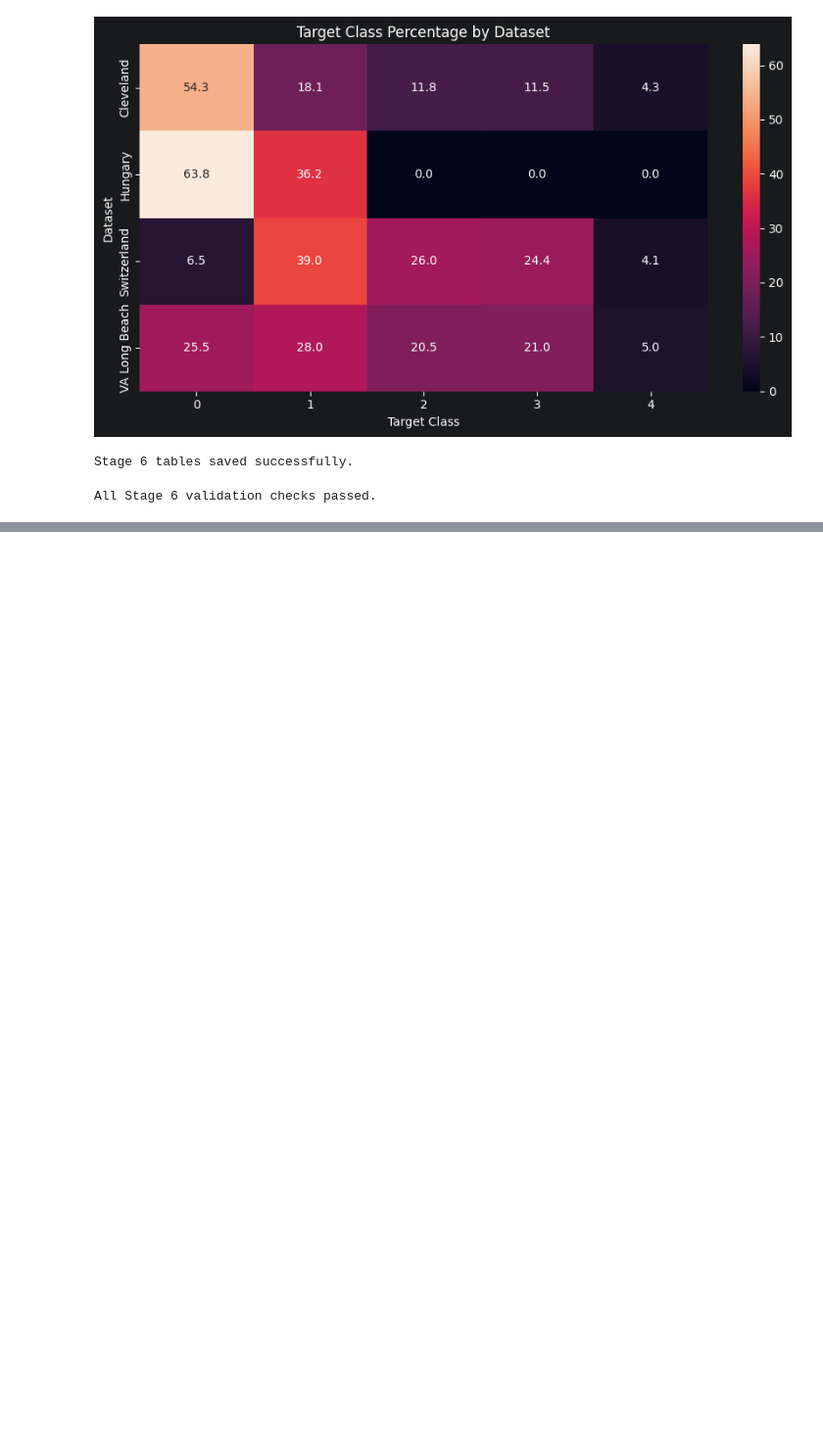
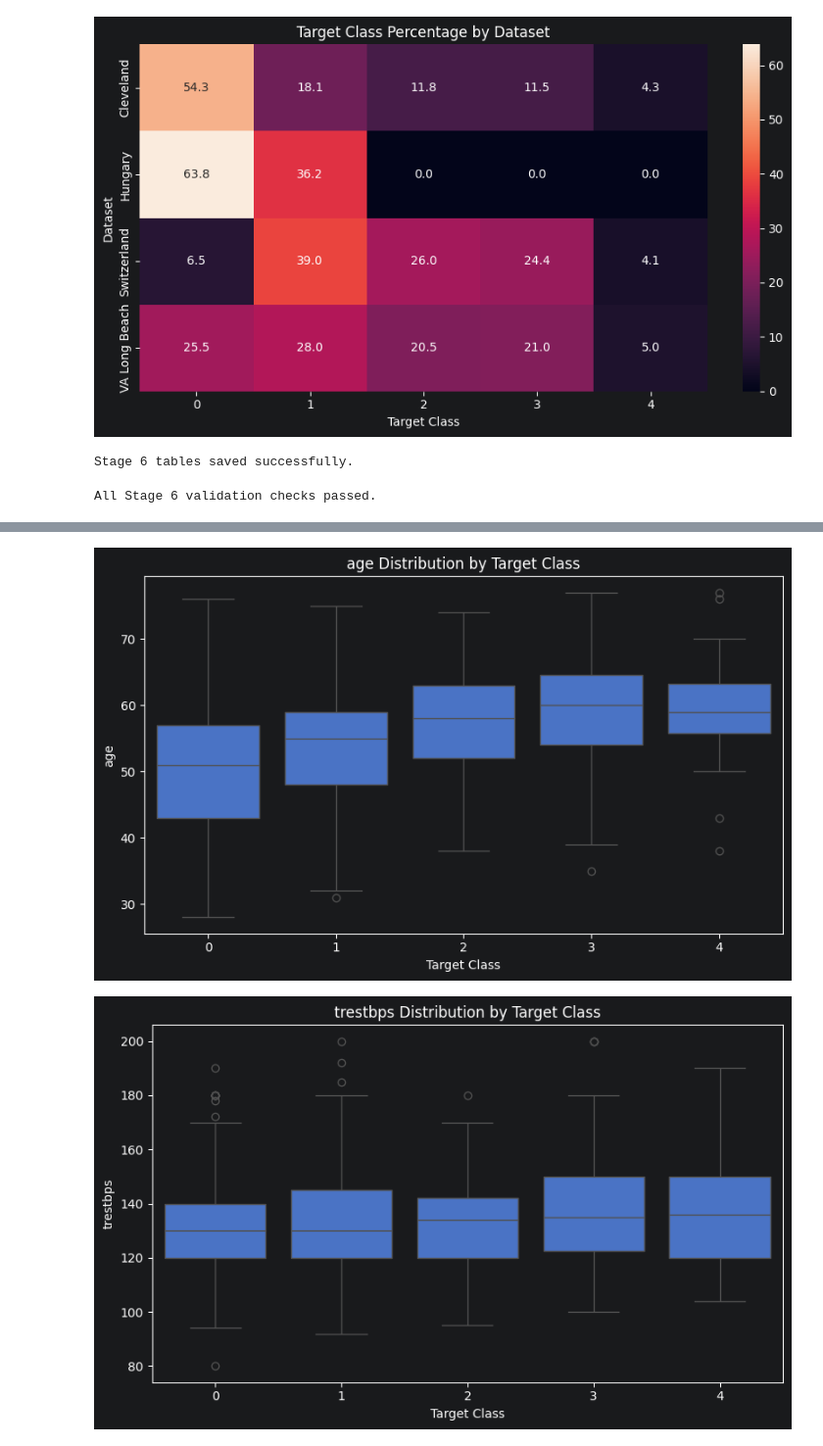
Before and after one commit to AmirhosseinKhadivi/DataMining-Course-Project, a Jupyter notebook: notebooks/02_exploratory_data_analysis.ipynb, the cells around one changed output, grey strips where cells are left out. Shown at 98% size. Cells and saved outputs as stored; diff of their text form; code cells hidden in the pictures; blank space fills up the shorter version.

```diff
--- a/notebooks/02_exploratory_data_analysis.ipynb
+++ b/notebooks/02_exploratory_data_analysis.ipynb
@@ -1136,0 +1609,35 @@ All Stage 6 validation checks passed.
+# %%
+for feature in NUMERIC_RELATION_FEATURES:
+    plt.figure(figsize=(8, 5))
+
+    sns.boxplot(
+        data=df_relationship,
+        x=TARGET_COLUMN,
+        y=feature,
+    )
+
+    plt.title(
+        f"{feature} Distribution by Target Class"
+    )
+    plt.xlabel("Target Class")
+    plt.ylabel(feature)
+    plt.tight_layout()
+
+    figure_path = (
+        FIGURES_DIR
+        / f"07_target_boxplot_{feature}.png"
+    )
+
+    plt.savefig(
+        figure_path,
+        dpi=180,
+        bbox_inches="tight",
+    )
+
+    if SHOW_RELATIONSHIP_PLOTS:
+        plt.show()
+
+    plt.close()
+# %% [output]
+[figure, added]
+[figure, added]
```
Also changed, not shown: parts of 14 cells of this notebook, 19 other files.
